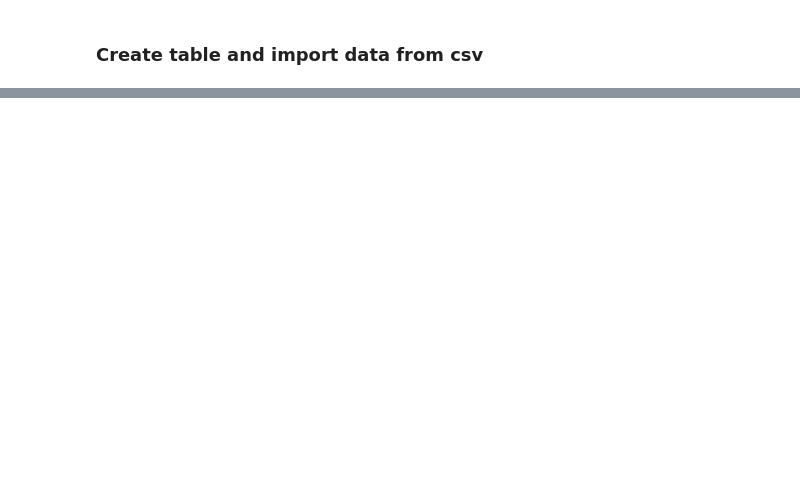
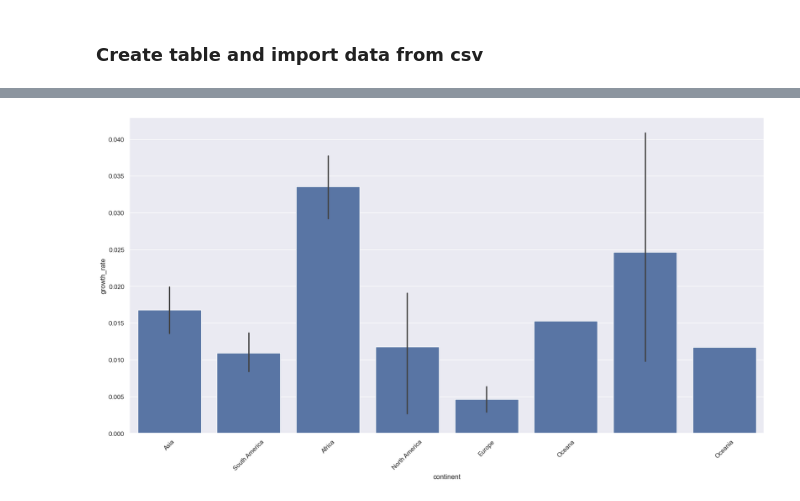
Before and after one commit to GitSallyCode/Project_DataAnalysis, a Jupyter notebook: main.ipynb, the cells around one changed output, grey strips where cells are left out. Saved outputs shown, nothing was run; the diff lists cells and outputs as text; code cells hidden in the pictures; blank space fills up the shorter version.

```diff
--- a/main.ipynb
+++ b/main.ipynb
@@ -245,0 +306,10 @@ data.head()
+# %%
+g = sns.barplot(
+    x='continent',
+    y='growth_rate',
+    data=data,
+)
+plt.xticks(rotation=45)
+plt.show()
+# %% [output]
+[figure, added]
```
Also changed, not shown: parts of 19 cells of this notebook.
